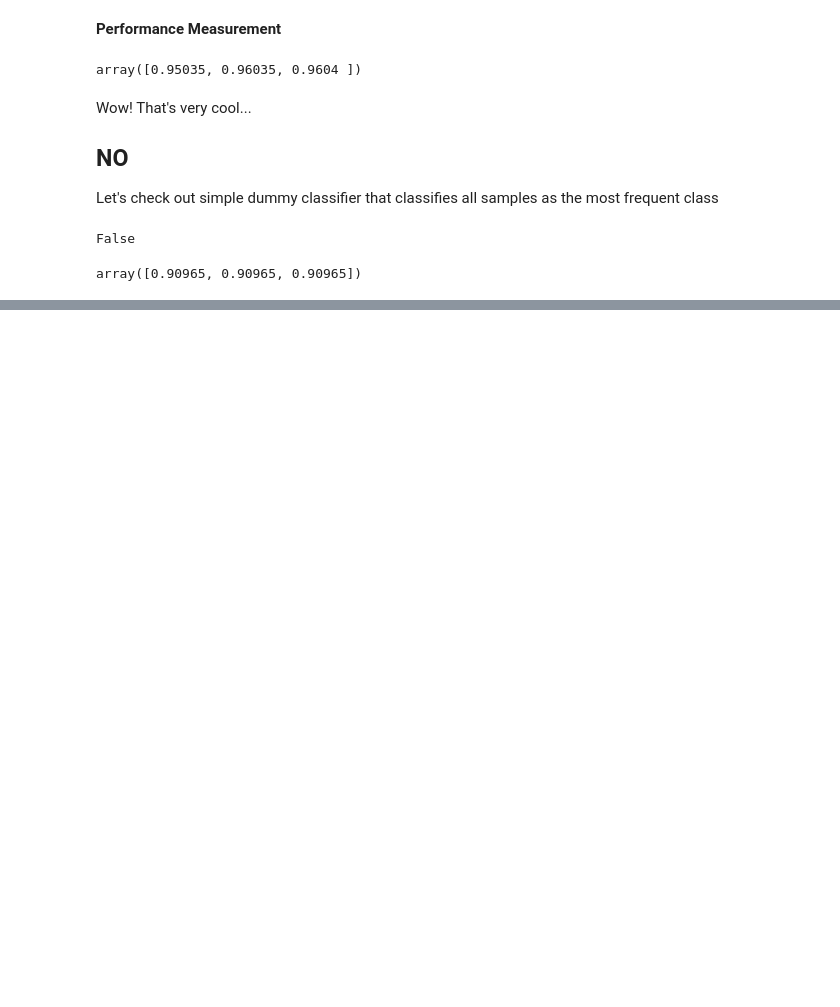
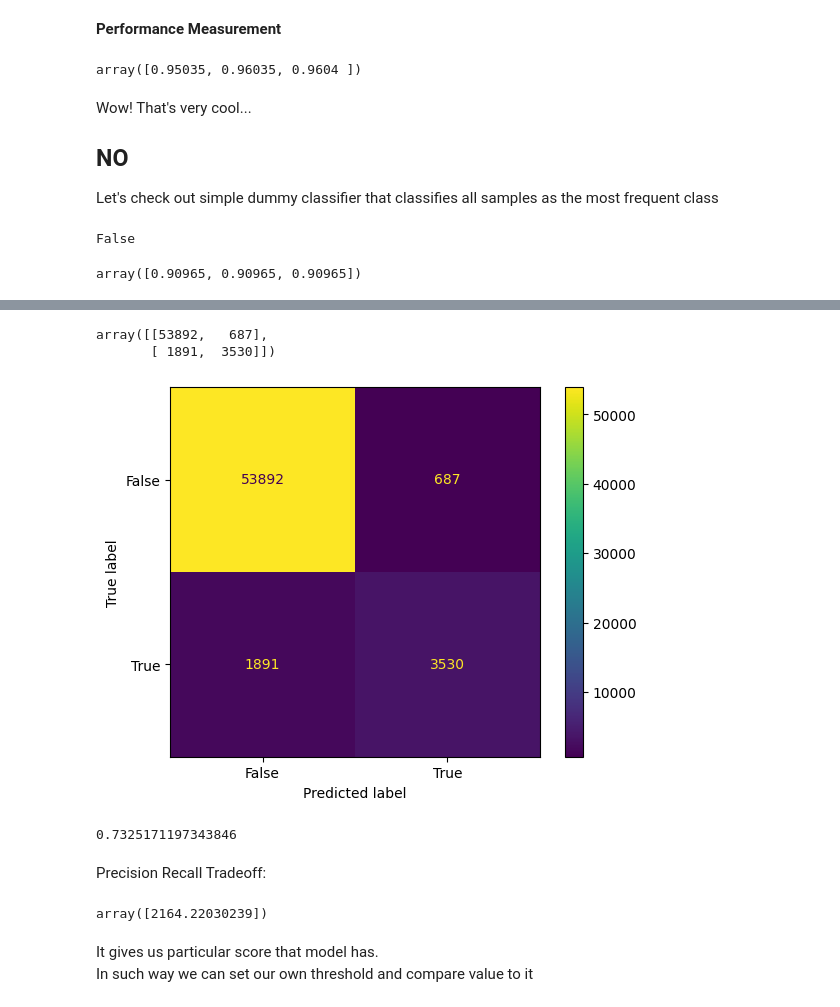
Before and after one commit to Venchislaw/LearningAI, a Jupyter notebook: HandsOnML/Classification.ipynb, the cells around one changed output, grey strips where cells are left out. Cells and saved outputs as stored; diff of their text form; code cells hidden in the pictures; blank space fills up the shorter version.

```diff
--- a/HandsOnML/Classification.ipynb
+++ b/HandsOnML/Classification.ipynb
@@ -116,0 +125,13 @@ plt.bar(category_counts.keys(), category_counts.values())
+# %%
+from sklearn.metrics import confusion_matrix, ConfusionMatrixDisplay
+cm = confusion_matrix(y_train_5, y_train_pred)
+cm
+# %% [output]
+array([[53892,   687],
+       [ 1891,  3530]])
+# %%
+disp = ConfusionMatrixDisplay(confusion_matrix=cm,
+                              display_labels=sgd_clf.classes_)
+disp.plot();
+# %% [output]
+[figure, added]
@@ -116,0 +140,14 @@ plt.bar(category_counts.keys(), category_counts.values())
+# %%
+f1_score(y_train_5, y_train_pred)
+# %% [output]
+0.7325171197343846
+# %% [markdown]
+Precision Recall Tradeoff:
+# %%
+y_scores = sgd_clf.decision_function([X_train[0]])  # 5
+y_scores
+# %% [output]
+array([2164.22030239])
+# %% [markdown]
+It gives us particular score that model has.<br>
+In such way we can set our own threshold and compare value to it
```
Also changed, not shown: parts of 7 cells of this notebook.
